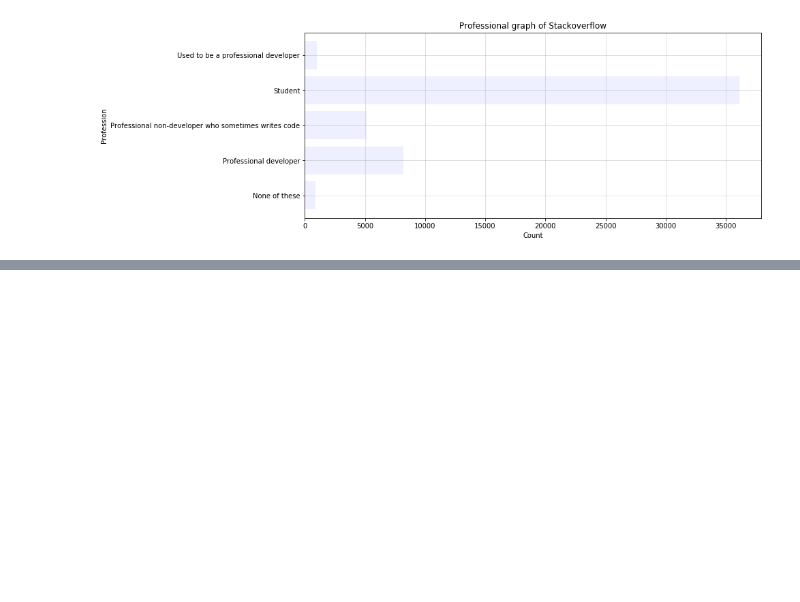
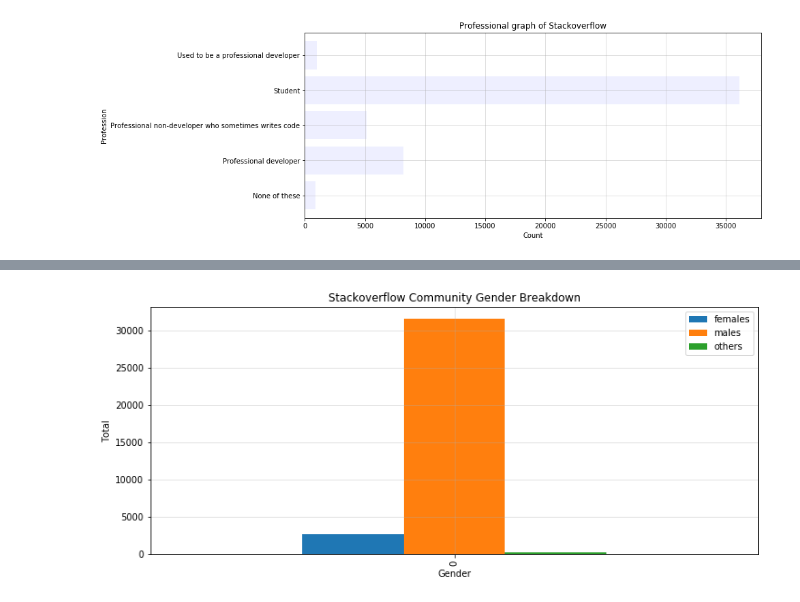
Before and after one commit to faizunnabi/stackoverflow_data_vis, a Jupyter notebook: Stackpro1.ipynb, the cells around one changed output, grey strips where cells are left out. Cells and saved outputs as stored; diff of their text form; code cells hidden in the pictures; blank space fills up the shorter version.

```diff
--- a/Stackpro1.ipynb
+++ b/Stackpro1.ipynb
@@ -70,3 +70,17 @@ choromap = go.Figure(data =ldata,layout = layout)
 iplot(choromap)
 # %% [output]
 [interactive output not drawn]
+# %%
+df_se=df['Gender'].value_counts()
+no_males=df_se['Male']
+no_females=df_se['Female']
+no_others=df_se['Other']
+
+df2=pd.DataFrame({'males':[no_males],'females':[no_females],'others':[no_others]})
+ax=df2.plot.bar(figsize=(12,5))
+ax.set_xlabel('Gender')
+ax.set_ylabel('Total')
+ax.set_title('Stackoverflow Community Gender Breakdown')
+ax.grid(True,alpha=0.4)
+# %% [output]
+[figure, added]
```
